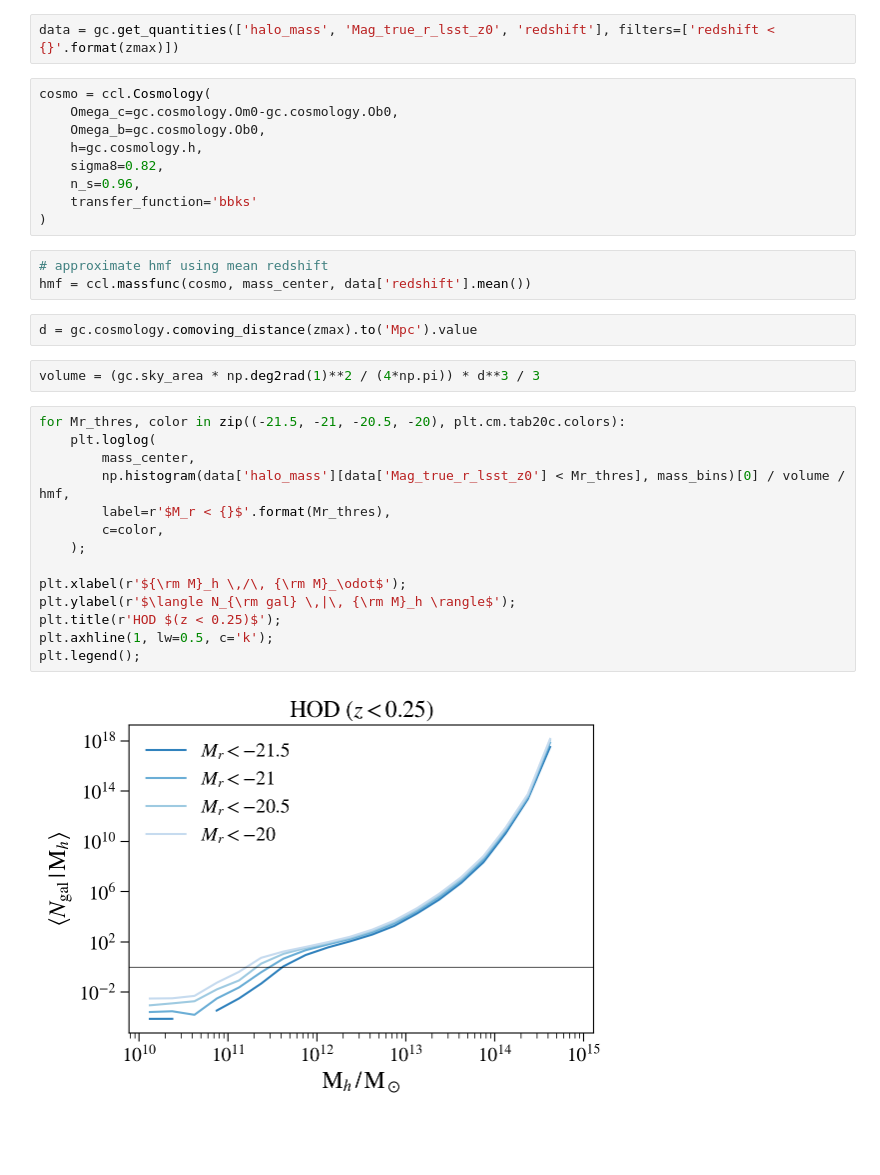
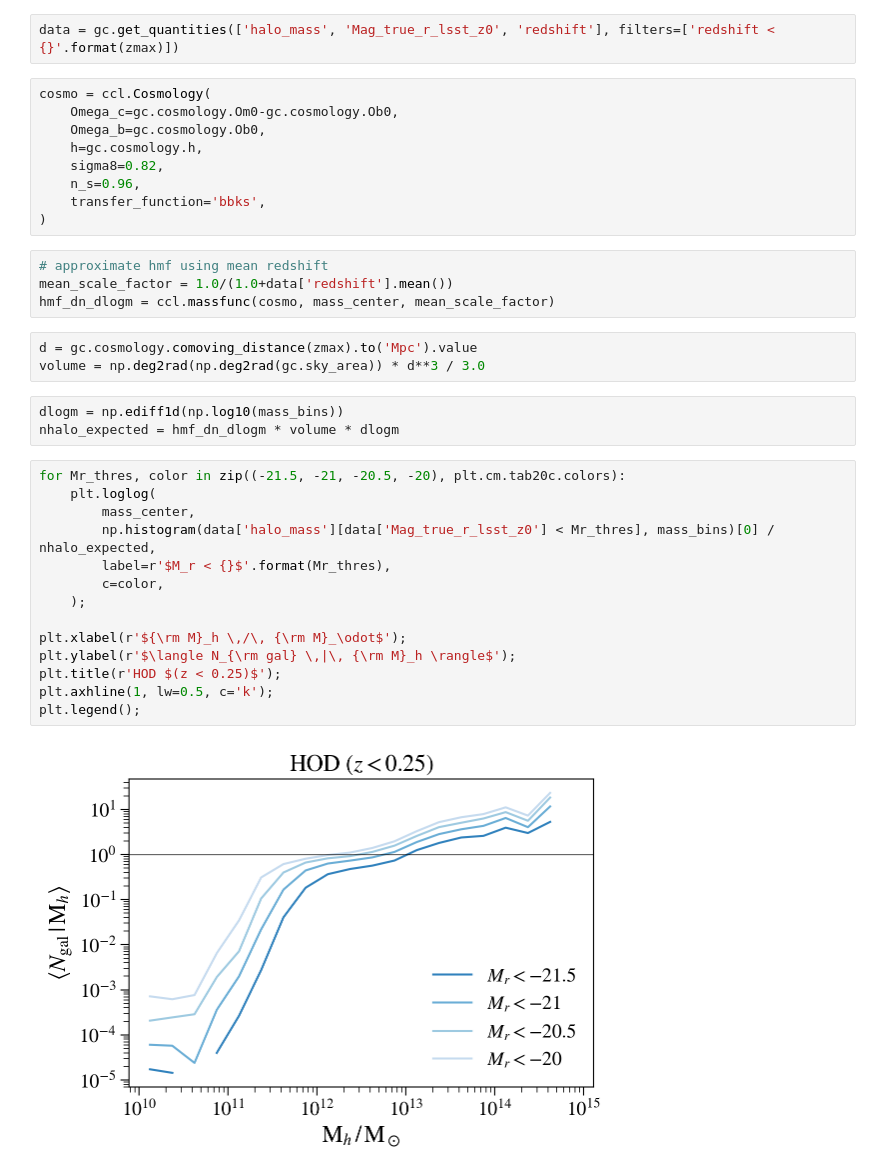
Before and after one commit to LSSTDESC/DC2-production, a Jupyter notebook: Notebooks/protoDC2 HOD.ipynb, the cells around one changed output. Saved outputs shown, nothing was run; the diff lists cells and outputs as text; blank space fills up the shorter version.

```diff
--- a/Notebooks/protoDC2 HOD.ipynb
+++ b/Notebooks/protoDC2 HOD.ipynb
@@ -21,28 +21,31 @@ cosmo = ccl.Cosmology(
     h=gc.cosmology.h,
     sigma8=0.82,
     n_s=0.96,
-    transfer_function='bbks'
+    transfer_function='bbks',
 )
 # %%
 # approximate hmf using mean redshift
-hmf = ccl.massfunc(cosmo, mass_center, data['redshift'].mean())
+mean_scale_factor = 1.0/(1.0+data['redshift'].mean())
+hmf_dn_dlogm = ccl.massfunc(cosmo, mass_center, mean_scale_factor)
 # %%
 d = gc.cosmology.comoving_distance(zmax).to('Mpc').value
+volume = np.deg2rad(np.deg2rad(gc.sky_area)) * d**3 / 3.0
-# %%
-volume = (gc.sky_area * np.deg2rad(1)**2 / (4*np.pi)) * d**3 / 3
+# %%
+dlogm = np.ediff1d(np.log10(mass_bins))
+nhalo_expected = hmf_dn_dlogm * volume * dlogm
 # %%
 for Mr_thres, color in zip((-21.5, -21, -20.5, -20), plt.cm.tab20c.colors):
     plt.loglog(
         mass_center,
-        np.histogram(data['halo_mass'][data['Mag_true_r_lsst_z0'] < Mr_thres], mass_bins)[0] / volume / hmf,
+        np.histogram(data['halo_mass'][data['Mag_true_r_lsst_z0'] < Mr_thres], mass_bins)[0] / nhalo_expected,
         label=r'$M_r < {}$'.format(Mr_thres),
         c=color,
     );
 
 plt.xlabel(r'${\rm M}_h \,/\, {\rm M}_\odot$');
 plt.ylabel(r'$\langle N_{\rm gal} \,|\, {\rm M}_h \rangle$');
 plt.title(r'HOD $(z < 0.25)$');
 plt.axhline(1, lw=0.5, c='k');
 plt.legend();
 # %% [output]
-[figure, old version]
+[figure, new version]
```
